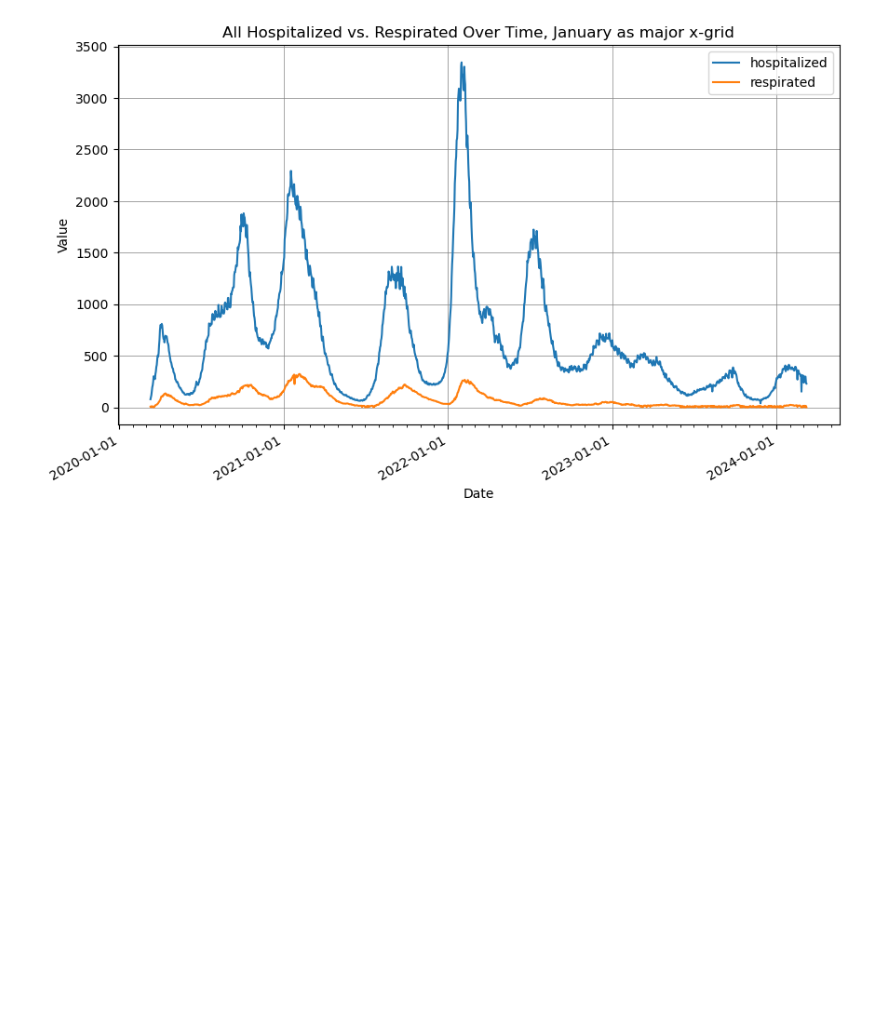
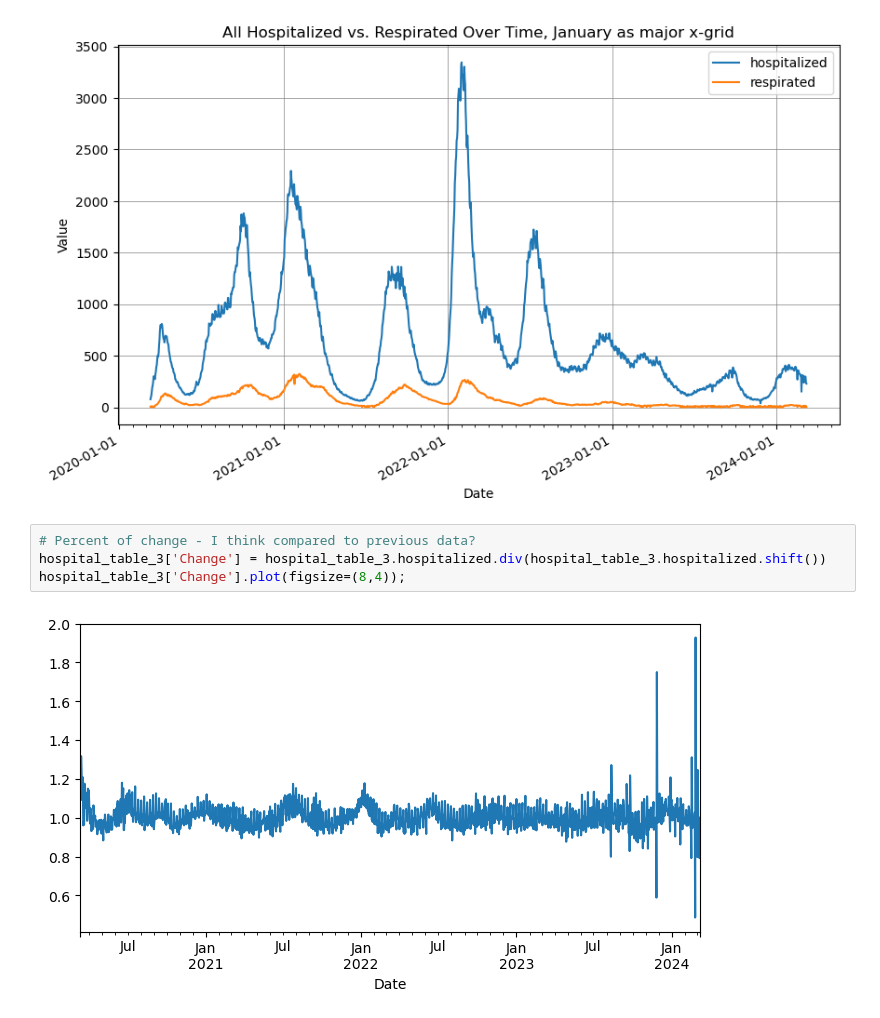
Before and after one commit to Shunit-Mazeh/Covid19-Project, a Jupyter notebook: covid19-hospitalization-graphs.ipynb, the cells around one changed output. Cells and saved outputs as stored; diff of their text form; blank space fills up the shorter version.

```diff
--- a/covid19-hospitalization-graphs.ipynb
+++ b/covid19-hospitalization-graphs.ipynb
@@ -233,3 +233,9 @@ plt.legend()
 plt.show()
 # %% [output]
 [figure]
+# %%
+# Percent of change - I think compared to previous data?
+hospital_table_3['Change'] = hospital_table_3.hospitalized.div(hospital_table_3.hospitalized.shift())
+hospital_table_3['Change'].plot(figsize=(8,4));
+# %% [output]
+[figure, added]
```
Also changed, not shown: parts of 9 cells of this notebook.
